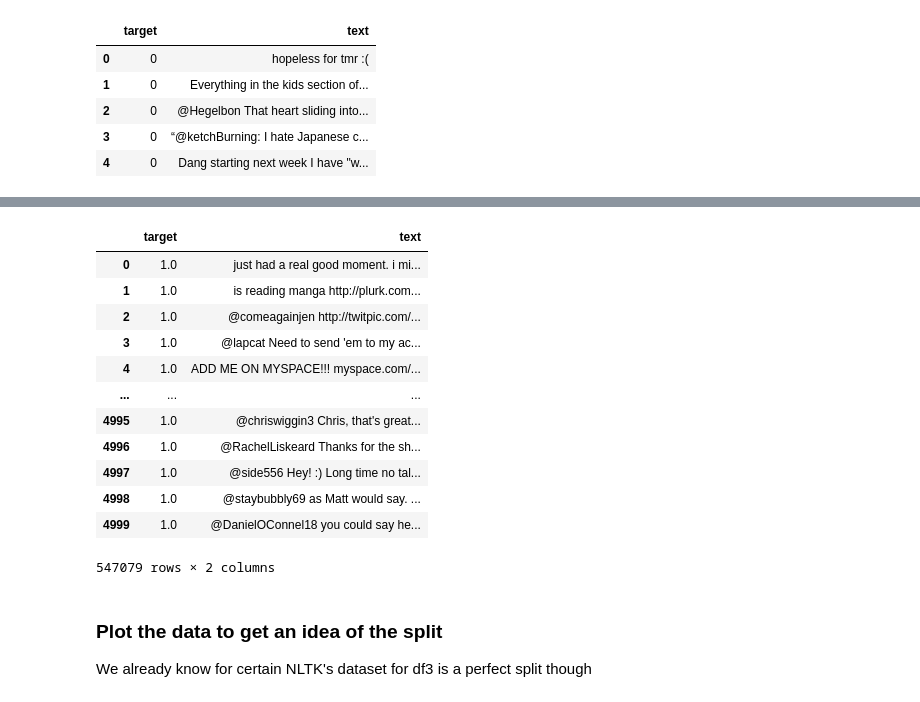
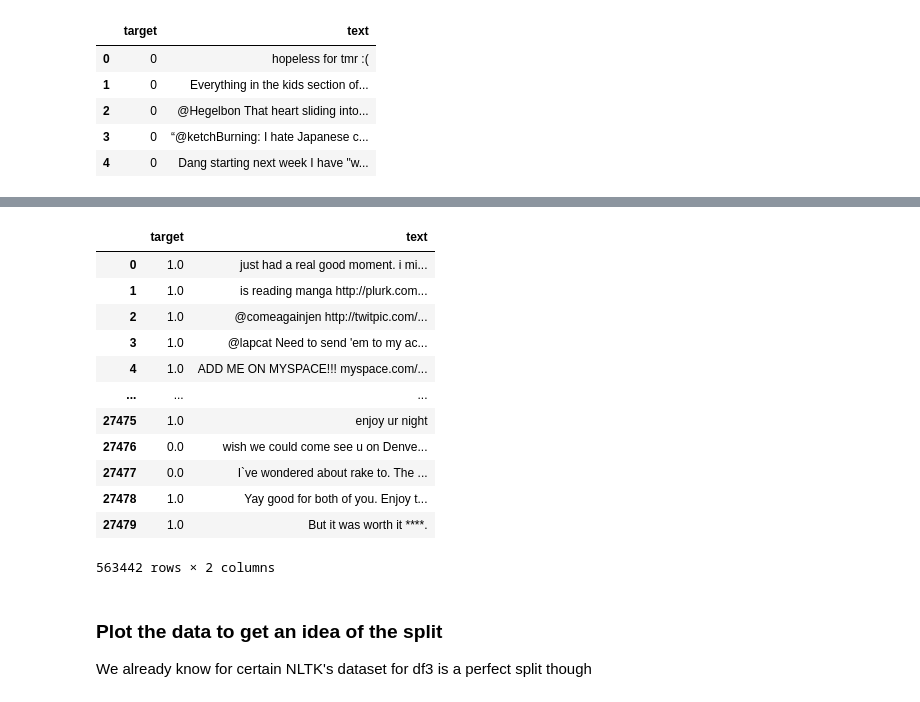
Before and after one commit to kevinxiong613/fervent, a Jupyter notebook: bot/app/clean_data.ipynb, the cells around one changed output, grey strips where cells are left out. Saved outputs shown, nothing was run; the diff lists cells and outputs as text; code cells hidden in the pictures.

```diff
--- a/bot/app/clean_data.ipynb
+++ b/bot/app/clean_data.ipynb
@@ -29,6 +29,11 @@ nltk_negative['target'] = 0
 
 nltk_positive = nltk_positive.loc[:, ['target', 'text']]
 nltk_negative = nltk_negative.loc[:, ['target', 'text']]
+
+df4 = pd.read_csv("../model-files/tweets3.csv", names=['textID','text','selected_text','target'])
+
+df4 = df4.loc[:, ['target', 'text']]
+
 df3 = nltk_negative.append(nltk_positive)
 
 df2 = df2.loc[:, ['target', 'text']]
@@ -104,0 +119,4 @@ df3.head()
+# %%
+df4['target'] = df4['target'].apply(sentiment_map)
+df4.dropna(subset=['target'], inplace=True)
+df4
@@ -105,20 +137,20 @@ df3.head()
 # %%
-df = df1.append(df2).append(df3)
+df = df1.append(df2).append(df3).append(df4)
 df # Combine the dataframes!
 # %% [output]
 |  | target | text |
 | 0 | 1.0 | just had a real good moment. i mi... |
 | 1 | 1.0 | is reading manga http://plurk.com... |
 | 2 | 1.0 | @comeagainjen http://twitpic.com/... |
 | 3 | 1.0 | @lapcat Need to send 'em to my ac... |
 | 4 | 1.0 | ADD ME ON MYSPACE!!! myspace.com/... |
 | ... | ... | ... |
-| 4995 | 1.0 | @chriswiggin3 Chris, that's great... |
-| 4996 | 1.0 | @RachelLiskeard Thanks for the sh... |
-| 4997 | 1.0 | @side556 Hey! :) Long time no tal... |
-| 4998 | 1.0 | @staybubbly69 as Matt would say. ... |
-| 4999 | 1.0 | @DanielOConnel18 you could say he... |
+| 27475 | 1.0 | enjoy ur night |
+| 27476 | 0.0 | wish we could come see u on Denve... |
+| 27477 | 0.0 | I`ve wondered about rake to. The ... |
+| 27478 | 1.0 | Yay good for both of you. Enjoy t... |
+| 27479 | 1.0 | But it was worth it ****. |
-547079 rows × 2 columns
+563442 rows × 2 columns
 # %% [markdown]
 ### Plot the data to get an idea of the split
 
```
Also changed, not shown: parts of 3 cells of this notebook, 5 other files.
